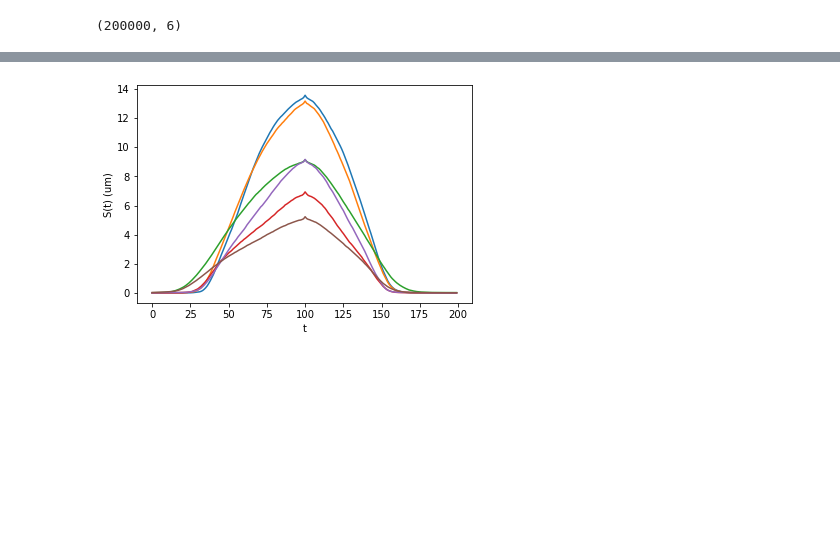
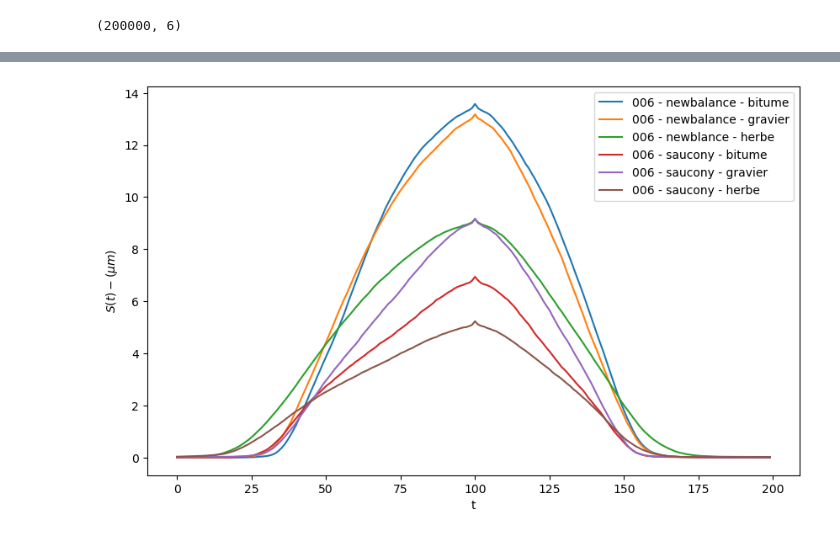
Before and after one commit to MalauD/TIPE2022, a Jupyter notebook: Code/Notebooks/rheologie.ipynb, the cells around one changed output, grey strips where cells are left out. Saved outputs shown, nothing was run; the diff lists cells and outputs as text; code cells hidden in the pictures; blank space fills up the shorter version.

```diff
--- a/Code/Notebooks/rheologie.ipynb
+++ b/Code/Notebooks/rheologie.ipynb
@@ -3,6 +3,7 @@ import numpy as np
 import matplotlib.pyplot as plt
 import cmath
 import pandas as pd
+plt.rcParams['figure.figsize'] = (10, 6)
 # %% [markdown]
 Modele de Kelvin Voigt
 # %%
@@ -27,6 +28,7 @@ plt.show()
 Creation du signal
 # %%
 motif = pd.read_csv("motif.csv")
+labels = motif.columns.values
 motif = motif.to_numpy() / 1000 # Convert in kg
 motif = motif * 9.81 # Convert in N
 S = 10**-4 # Surface de 1 cm2
@@ -42,13 +47,18 @@ sig.shape
 sig_fft = np.fft.fft(sig, axis=0)
 omega = np.fft.fftfreq(n*motif.shape[0], d=1330*(10**-6)) * 2 * np.pi
 # Plot the input signal and the fft
-plt.plot(sig[:200]/10**6)
+for i in range(sig.shape[1]):
+    plt.plot(sig[:200,i]/10**6, label = labels[i])
 plt.xlabel("t")
 plt.ylabel("S(t) (MPa))")
+plt.legend()
 plt.show()
-plt.plot(omega, np.abs(sig_fft) / 10**6)
+for i in range(sig_fft.shape[1]):
+    plt.plot(omega, np.abs(sig_fft[:,i]) / 10**6, label = labels[i])
+
 plt.xlabel(r"$\omega$")
 plt.ylabel(r"$|S(\omega)|$")
 plt.xlim(-200,200)
+plt.legend()
 plt.show()
 # %% [output]
@@ -70,9 +80,11 @@ sig_kvoigt = np.fft.ifft(H, axis=0)
 (200000, 6)
 # %%
 # Plot the fft
-plt.plot(omega, np.abs(H), label="K-Voigt")
+for i in range(sig_kvoigt.shape[1]):
+    plt.plot(omega, np.abs(H[:,i]), label=labels[i])
 plt.xlabel(r"$\omega$")
 plt.ylabel(r"$|s(\omega)*H(\omega)|$")
 plt.xlim(-1000, 1000)
+plt.legend()
 plt.show()
 # %% [output]
@@ -80,12 +92,14 @@ plt.show()
 # %%
 
 # Plot the response
-plt.plot(sig_kvoigt[:200] * 10**6, label=r"K-Voigt")
+for i in range(sig_kvoigt.shape[1]):
+    plt.plot(sig_kvoigt[:200,i] * 10**6, label=labels[i])
 plt.xlabel("t")
-plt.ylabel("S(t) (um)")
+plt.ylabel(r"$S(t) - (\mu m)$")
+plt.legend()
 plt.show()
 # %% [output]
-[figure, old version]
+[figure, new version]
 # %%
 def h_burger(E1, E2, eta1, eta2, omega):
     jw = omega * j
```
Also changed, not shown: parts of 6 cells of this notebook, 2 other files.
